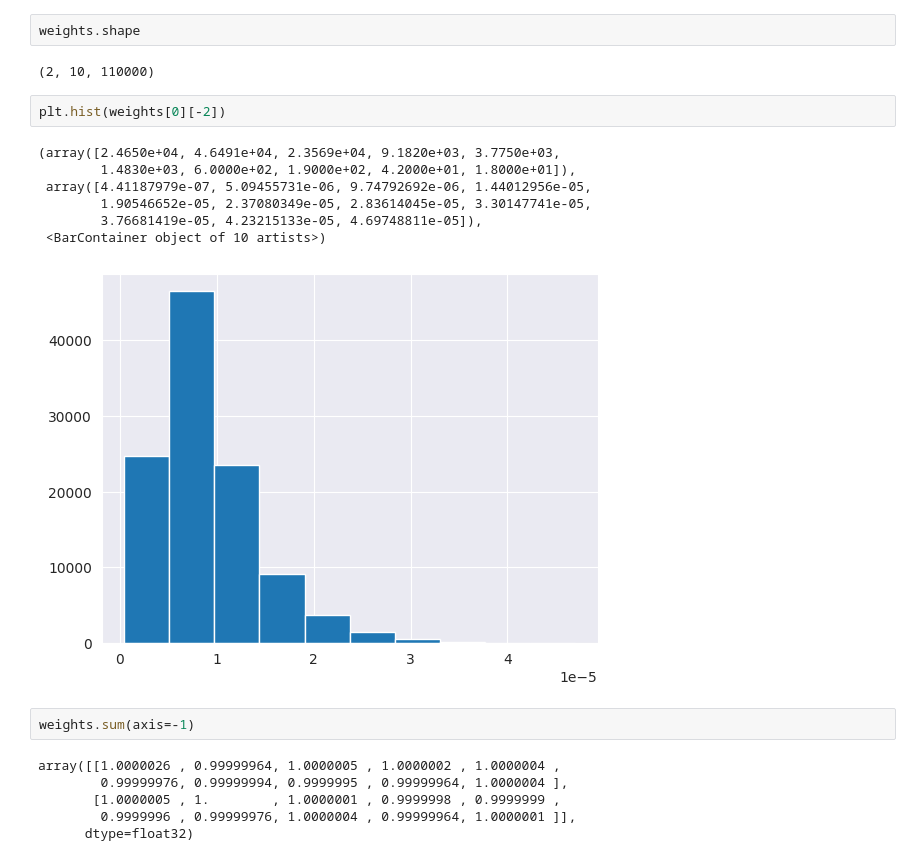
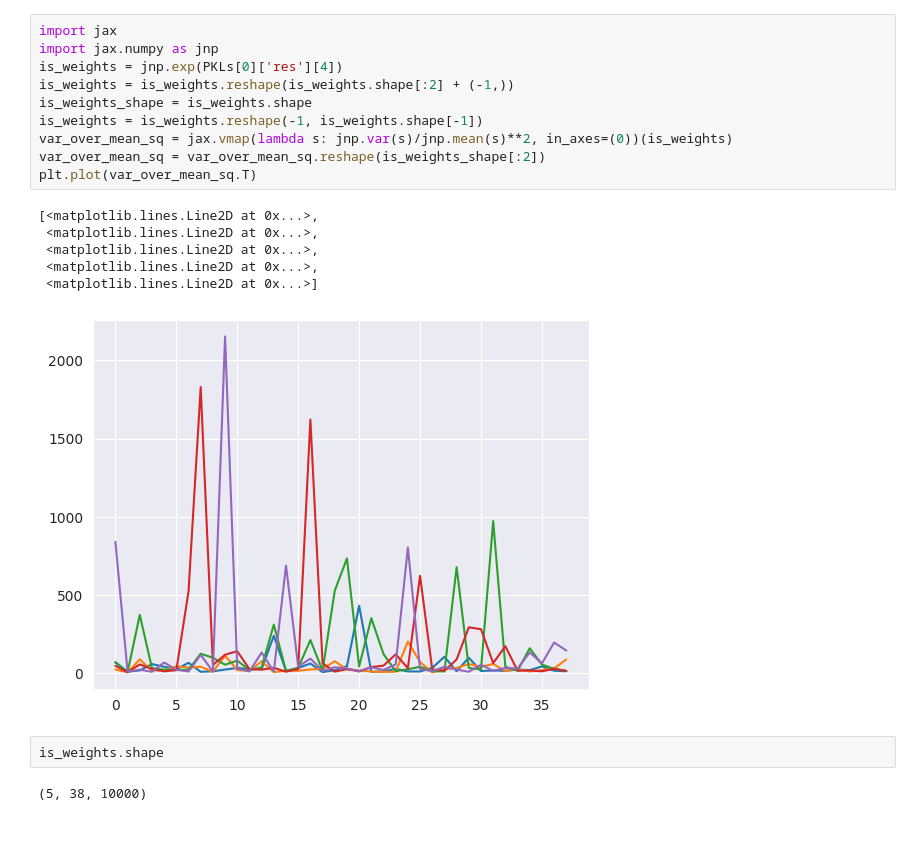
Before and after one commit to ylefay/adaptive_smc_tempering, a Jupyter notebook: src_from_scratch/read.ipynb, the cells around one changed output. Cells and saved outputs as stored; diff of their text form; blank space fills up the shorter version.

Commit message:
Modified utils.save function, Added a naive optimization procedure over a discrete grid, Experiments.

```diff
--- a/src_from_scratch/read.ipynb
+++ b/src_from_scratch/read.ipynb
@@ -39,22 +55,21 @@ PKLs[0]['res'][0][:,-1].mean(axis=[1, 2]).shape
+# %%
+import jax
+import jax.numpy as jnp
+is_weights = jnp.exp(PKLs[0]['res'][4])
+is_weights = is_weights.reshape(is_weights.shape[:2] + (-1,))
+is_weights_shape = is_weights.shape
+is_weights = is_weights.reshape(-1, is_weights.shape[-1])
+var_over_mean_sq = jax.vmap(lambda s: jnp.var(s)/jnp.mean(s)**2, in_axes=(0))(is_weights)
+var_over_mean_sq = var_over_mean_sq.reshape(is_weights_shape[:2])
+plt.plot(var_over_mean_sq.T)
+# %% [output]
+[<matplotlib.lines.Line2D at 0x...>,
+ <matplotlib.lines.Line2D at 0x...>,
+ <matplotlib.lines.Line2D at 0x...>,
+ <matplotlib.lines.Line2D at 0x...>,
+ <matplotlib.lines.Line2D at 0x...>]
+[figure, added]
 # %%
-weights.shape
+is_weights.shape
 # %% [output]
-(2, 10, 110000)
+(5, 38, 10000)
-# %%
-plt.hist(weights[0][-2])
-# %% [output]
-(array([2.4650e+04, 4.6491e+04, 2.3569e+04, 9.1820e+03, 3.7750e+03,
-        1.4830e+03, 6.0000e+02, 1.9000e+02, 4.2000e+01, 1.8000e+01]),
- array([4.41187979e-07, 5.09455731e-06, 9.74792692e-06, 1.44012956e-05,
-        1.90546652e-05, 2.37080349e-05, 2.83614045e-05, 3.30147741e-05,
-        3.76681419e-05, 4.23215133e-05, 4.69748811e-05]),
- <BarContainer object of 10 artists>)
-[figure, removed]
-# %%
-weights.sum(axis=-1)
-# %% [output]
-array([[1.0000026 , 0.99999964, 1.0000005 , 1.0000002 , 1.0000004 ,
-        0.99999976, 0.99999994, 0.9999995 , 0.99999964, 1.0000004 ],
-       [1.0000005 , 1.        , 1.0000001 , 0.9999998 , 0.9999999 ,
-        0.9999996 , 0.99999976, 1.0000004 , 0.99999964, 1.0000001 ]],
-      dtype=float32)
```
Also changed, not shown: parts of 11 cells of this notebook, 8 other files.
